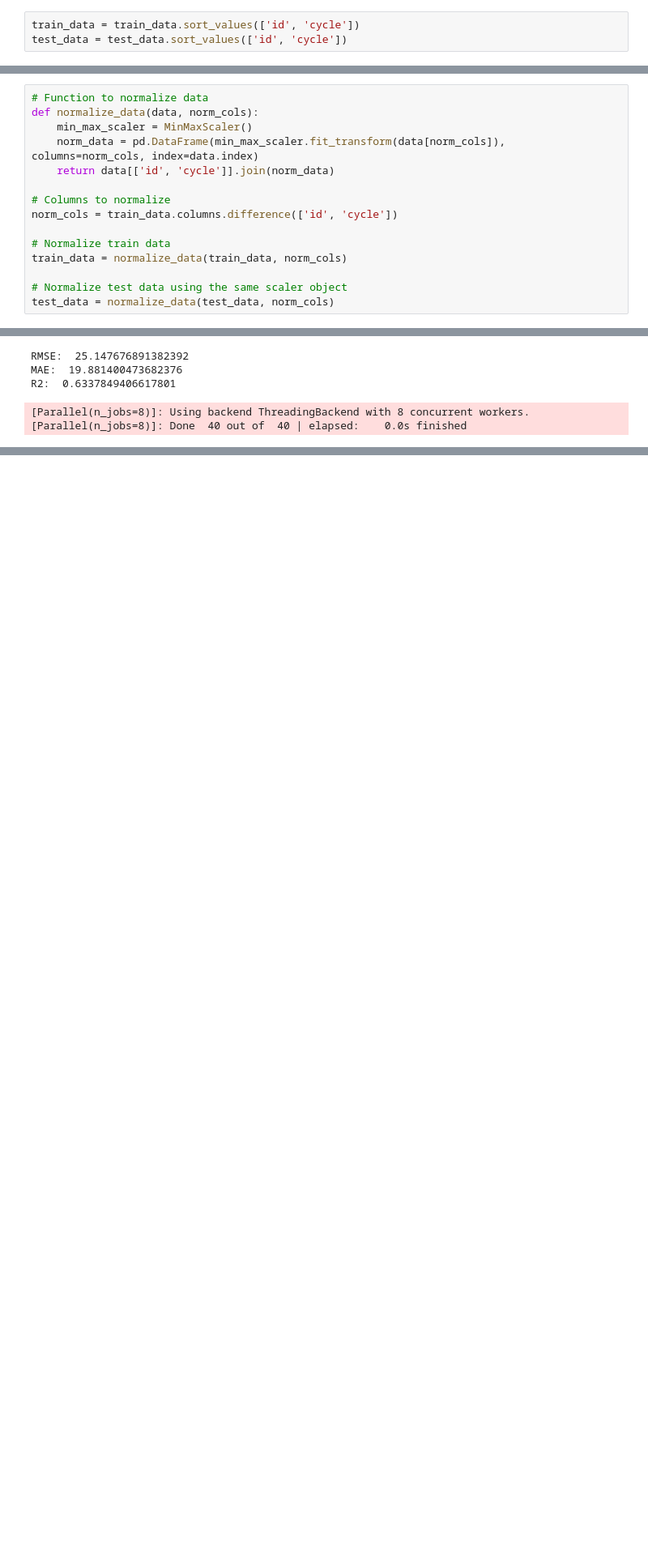
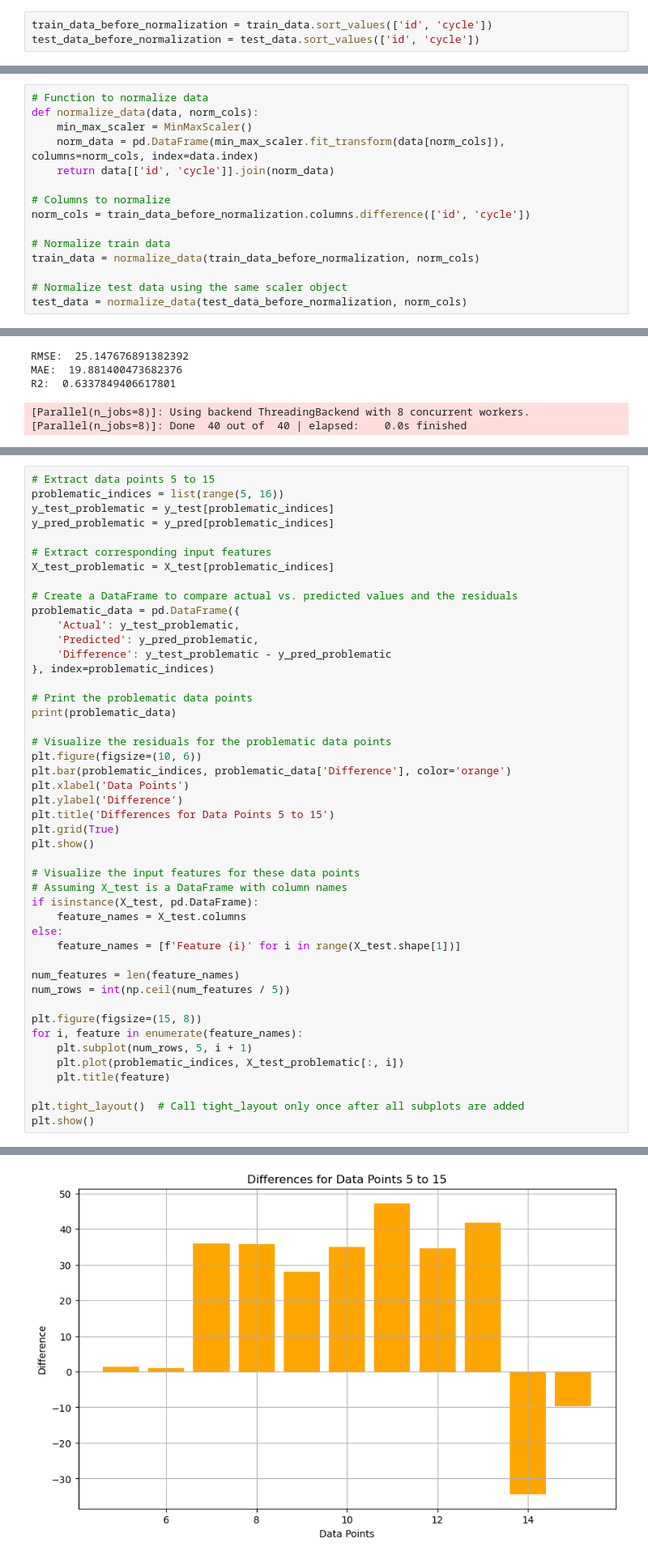
Before and after one commit to NechZ/Predictive-Maintenance, a Jupyter notebook: Engine-Predictive-Maintenance.ipynb, the cells around one changed output, grey strips where cells are left out. Shown at 81% size. Cells and saved outputs as stored; diff of their text form; blank space fills up the shorter version.

Commit message:
added investiagtion omn data points 5-15

```diff
--- a/Engine-Predictive-Maintenance.ipynb
+++ b/Engine-Predictive-Maintenance.ipynb
@@ -42,8 +42,8 @@ ground_truth.columns = ['ttf']
 # %% [markdown]
 ### Sort columns by the attributes 'id' and 'cycle'
 # %%
-train_data = train_data.sort_values(['id', 'cycle'])
-test_data = test_data.sort_values(['id', 'cycle'])
+train_data_before_normalization = train_data.sort_values(['id', 'cycle'])
+test_data_before_normalization = test_data.sort_values(['id', 'cycle'])
 # %% [markdown]
 ### Normalize training data in all columns that are different to 'id' and 'cycle' using Zscore
 # %%
@@ -54,13 +54,13 @@ def normalize_data(data, norm_cols):
     return data[['id', 'cycle']].join(norm_data)
 
 # Columns to normalize
-norm_cols = train_data.columns.difference(['id', 'cycle'])
+norm_cols = train_data_before_normalization.columns.difference(['id', 'cycle'])
 
 # Normalize train data
-train_data = normalize_data(train_data, norm_cols)
+train_data = normalize_data(train_data_before_normalization, norm_cols)
 
 # Normalize test data using the same scaler object
-test_data = normalize_data(test_data, norm_cols)
+test_data = normalize_data(test_data_before_normalization, norm_cols)
 # %% [markdown]
 ## Feature Engineering
 # %%
@@ -243,0 +246,47 @@ plt.show()
+# %%
+# Extract data points 5 to 15
+problematic_indices = list(range(5, 16))
+y_test_problematic = y_test[problematic_indices]
+y_pred_problematic = y_pred[problematic_indices]
+
+# Extract corresponding input features
+X_test_problematic = X_test[problematic_indices]
+
+# Create a DataFrame to compare actual vs. predicted values and the residuals
+problematic_data = pd.DataFrame({
+    'Actual': y_test_problematic,
+    'Predicted': y_pred_problematic,
+    'Difference': y_test_problematic - y_pred_problematic
+}, index=problematic_indices)
+
+# Print the problematic data points
+print(problematic_data)
+
+# Visualize the residuals for the problematic data points
+plt.figure(figsize=(10, 6))
+plt.bar(problematic_indices, problematic_data['Difference'], color='orange')
+plt.xlabel('Data Points')
+plt.ylabel('Difference')
+plt.title('Differences for Data Points 5 to 15')
+plt.grid(True)
+plt.show()
+
+# Visualize the input features for these data points
+# Assuming X_test is a DataFrame with column names
+if isinstance(X_test, pd.DataFrame):
+    feature_names = X_test.columns
+else:
+    feature_names = [f'Feature {i}' for i in range(X_test.shape[1])]
+
+num_features = len(feature_names)
+num_rows = int(np.ceil(num_features / 5))
+
+plt.figure(figsize=(15, 8))
+for i, feature in enumerate(feature_names):
+    plt.subplot(num_rows, 5, i + 1)
+    plt.plot(problematic_indices, X_test_problematic[:, i])
+    plt.title(feature)
+
+plt.tight_layout()  # Call tight_layout only once after all subplots are added
+plt.show()
+# %% [output]
@@ -243,0 +305 @@ plt.show()
+[figure, added]
```
Also changed, not shown: parts of 7 cells of this notebook.
